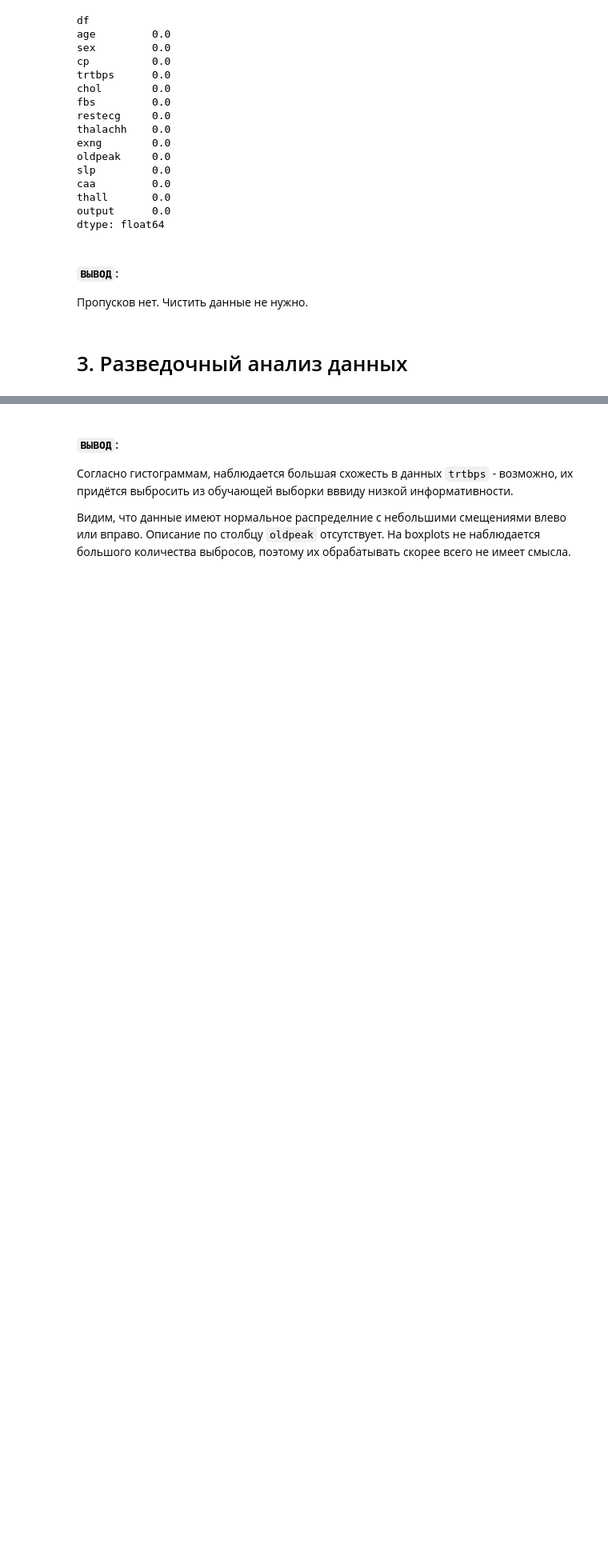
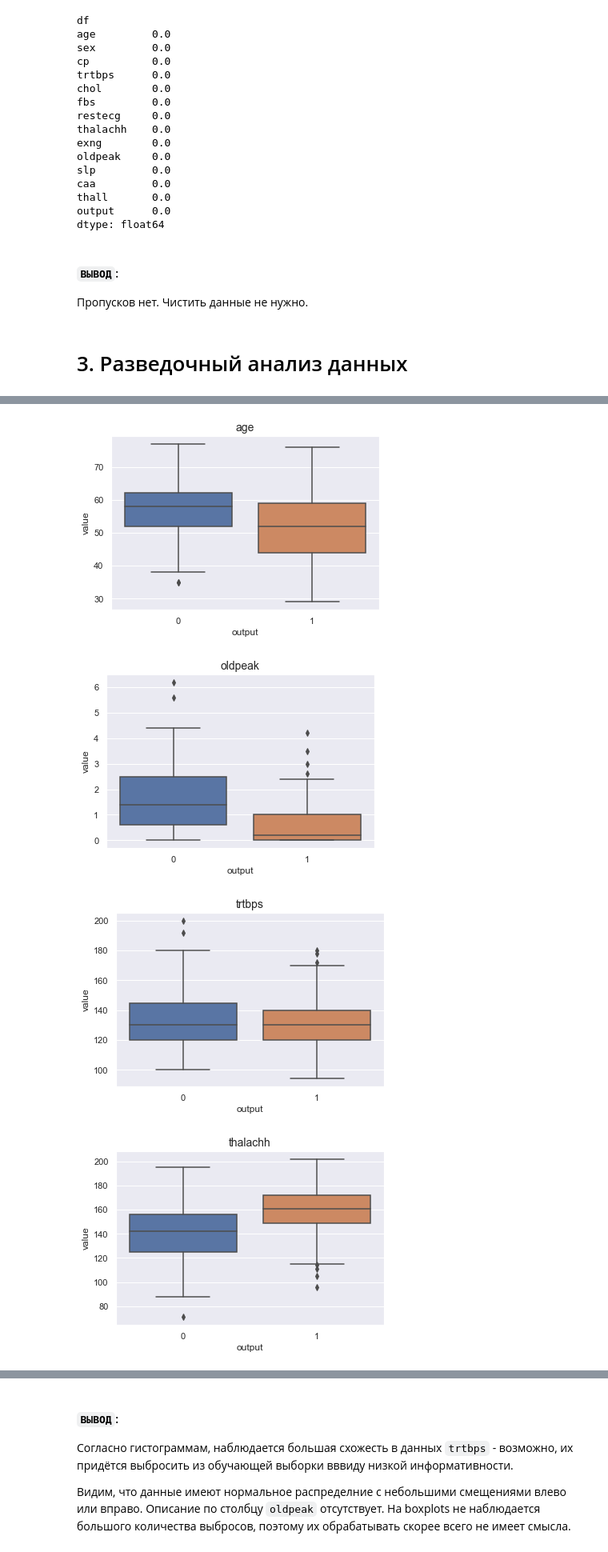
Before and after one commit to Kirill-Wwizarddd-Vladimirovich/heart-attack, a Jupyter notebook: notebooks/001-data_exploration.ipynb, the cells around one changed output, grey strips where cells are left out. Shown at 80% size. Drawn from its saved outputs; the diff is of its cells as text; code cells hidden in the pictures; blank space fills up the shorter version.

```diff
--- a/notebooks/001-data_exploration.ipynb
+++ b/notebooks/001-data_exploration.ipynb
@@ -237,0 +224,7 @@ box_plots(data_test, numerical_feat)
+# %%
+box_plots(pd.melt(df, id_vars = ['output']), numerical_feat)
+# %% [output]
+[figure, added]
+[figure, added]
+[figure, added]
+[figure, added]
```
Also changed, not shown: parts of 34 cells of this notebook, 11 other files.
